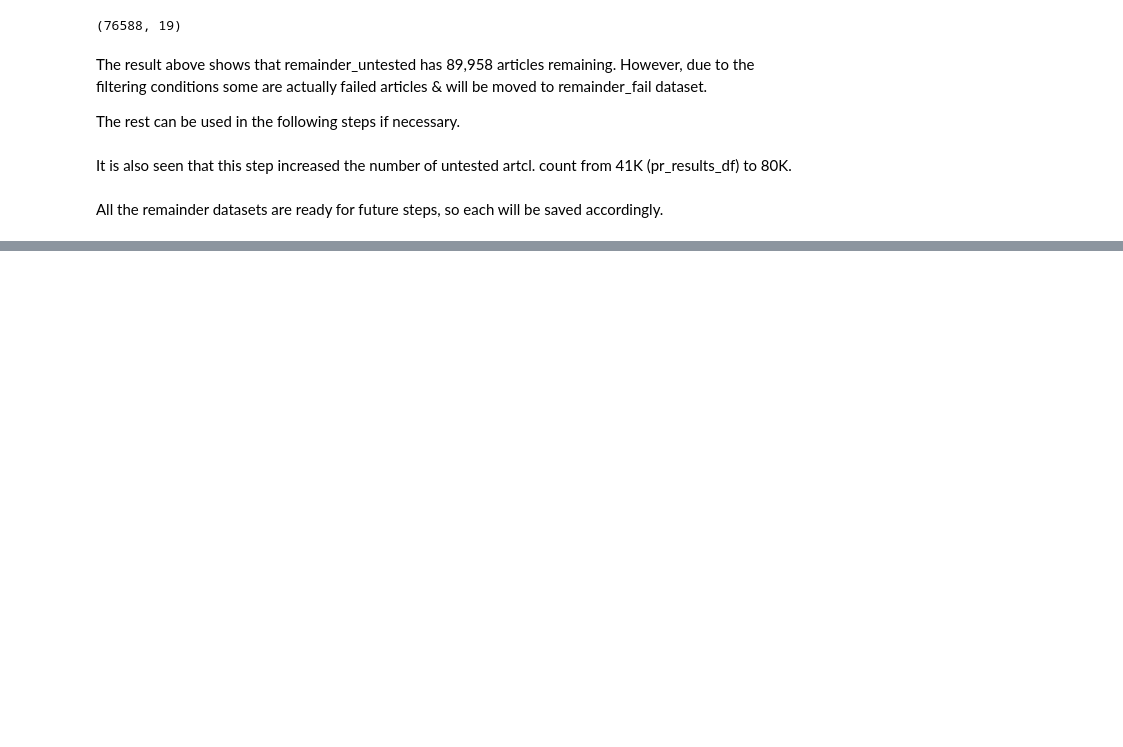
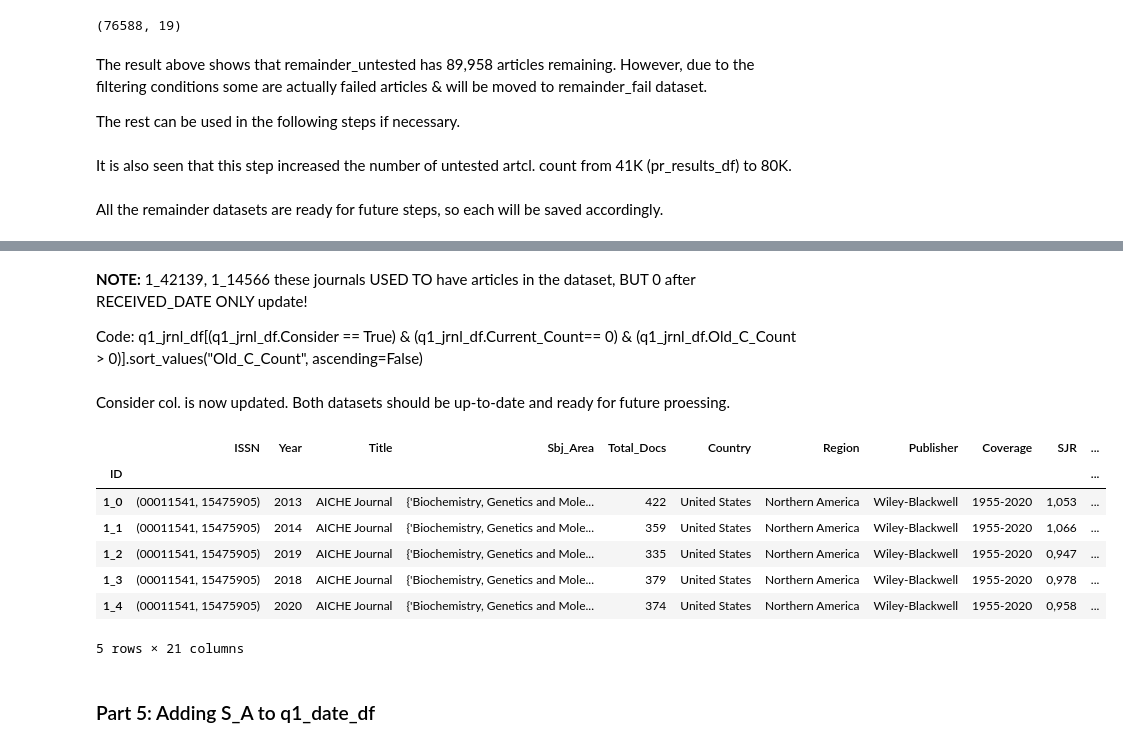
Before and after one commit to Oz-like-the-Wizard/Investigating-the-delay-times-in-academic-publishing, a Jupyter notebook: part7e_-final_extraction_part_2.ipynb, the cells around one changed output, grey strips where cells are left out. Drawn from its saved outputs; the diff is of its cells as text; code cells hidden in the pictures; blank space fills up the shorter version.

```diff
--- a/part7e_-final_extraction_part_2.ipynb
+++ b/part7e_-final_extraction_part_2.ipynb
@@ -418,0 +558,4 @@ with open("remainder_untested","wb") as p:
+# %%
+# Also added the "old" Current_Count column to analyze the differences:
+q1_jrnl_df_21july.rename(columns={"Current_Count":"Old_C_Count"},inplace=True)
+q1_jrnl_df = q1_jrnl_df.merge(q1_jrnl_df_21july["Old_C_Count"], how="left", left_index=True, right_index=True)
@@ -418,0 +574,6 @@ with open("remainder_untested","wb") as p:
+# %%
+# Updating 9 + 1:
+for id in ["1_18052","1_24838","1_24839","1_24840","1_24841","1_24842","1_24844","1_66638","1_66639"]:
+    q1_jrnl_df.loc[id,"CR_Count"] = 0
+
+q1_jrnl_df.loc["1_24843","CR_Count"] = 1
@@ -418,0 +613,5 @@ with open("remainder_untested","wb") as p:
+# %% [markdown]
+__NOTE:__
+1_42139, 1_14566 these journals USED TO have articles in the dataset, BUT 0 after RECEIVED_DATE ONLY update!
+
+Code: q1_jrnl_df[(q1_jrnl_df.Consider == True) & (q1_jrnl_df.Current_Count== 0) & (q1_jrnl_df.Old_C_Count > 0)].sort_values("Old_C_Count", ascending=False)
@@ -418,0 +627,2 @@ with open("remainder_untested","wb") as p:
+# %% [markdown]
+Consider col. is now updated. Both datasets should be up-to-date and ready for future proessing.
@@ -418,0 +632,13 @@ with open("remainder_untested","wb") as p:
+# %%
+q1_jrnl_df.head()
+# %% [output]
+|  | ISSN | Year | Title | Sbj_Area | Total_Docs | Country | Region | Publisher | Coverage | SJR | ... |
+| ID |  |  |  |  |  |  |  |  |  |  | ... |
+| 1_0 | (00011541, 15475905) | 2013 | AICHE Journal | {'Biochemistry, Genetics and Mole... | 422 | United States | Northern America | Wiley-Blackwell | 1955-2020 | 1,053 | ... |
+| 1_1 | (00011541, 15475905) | 2014 | AICHE Journal | {'Biochemistry, Genetics and Mole... | 359 | United States | Northern America | Wiley-Blackwell | 1955-2020 | 1,066 | ... |
+| 1_2 | (00011541, 15475905) | 2019 | AICHE Journal | {'Biochemistry, Genetics and Mole... | 335 | United States | Northern America | Wiley-Blackwell | 1955-2020 | 0,947 | ... |
+| 1_3 | (00011541, 15475905) | 2018 | AICHE Journal | {'Biochemistry, Genetics and Mole... | 379 | United States | Northern America | Wiley-Blackwell | 1955-2020 | 0,978 | ... |
+| 1_4 | (00011541, 15475905) | 2020 | AICHE Journal | {'Biochemistry, Genetics and Mole... | 374 | United States | Northern America | Wiley-Blackwell | 1955-2020 | 0,958 | ... |
+5 rows × 21 columns
+# %% [markdown]
+### Part 5: Adding S_A to q1_date_df
```
Also changed, not shown: parts of 59 cells of this notebook, 4 other files.
